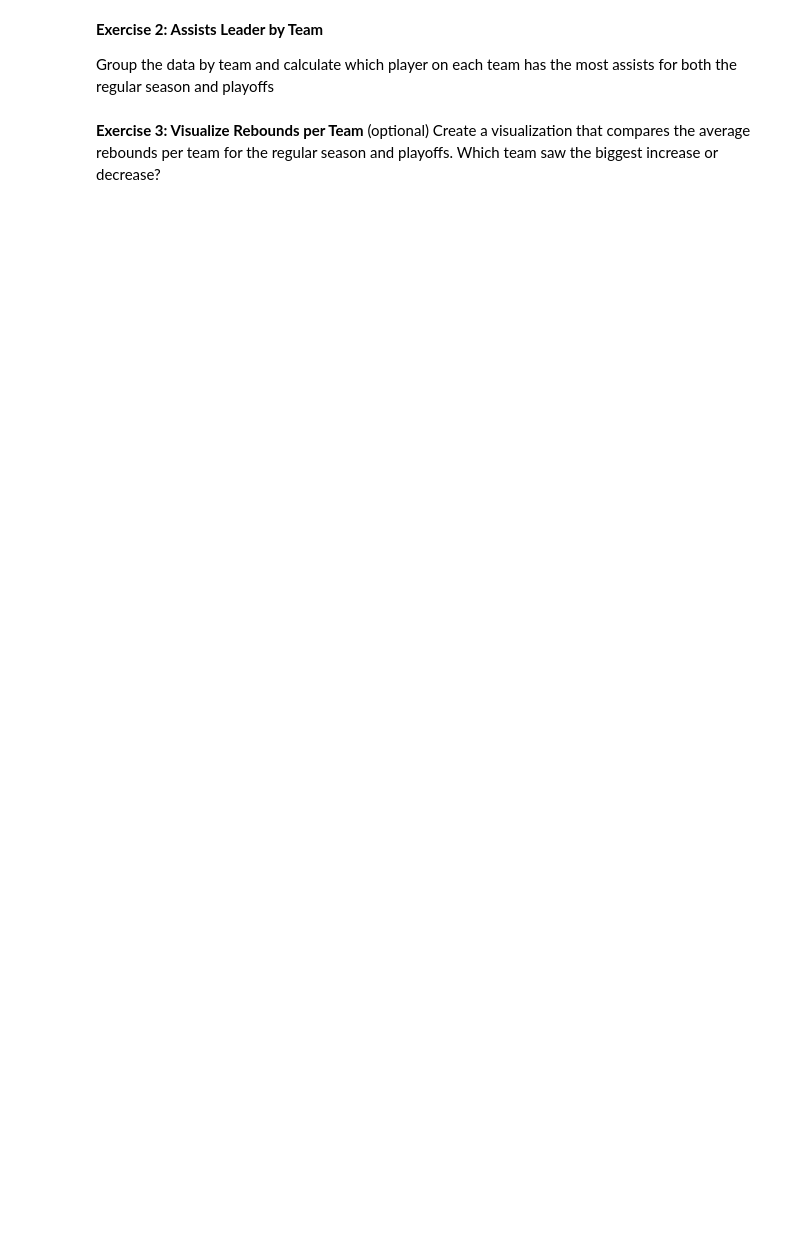
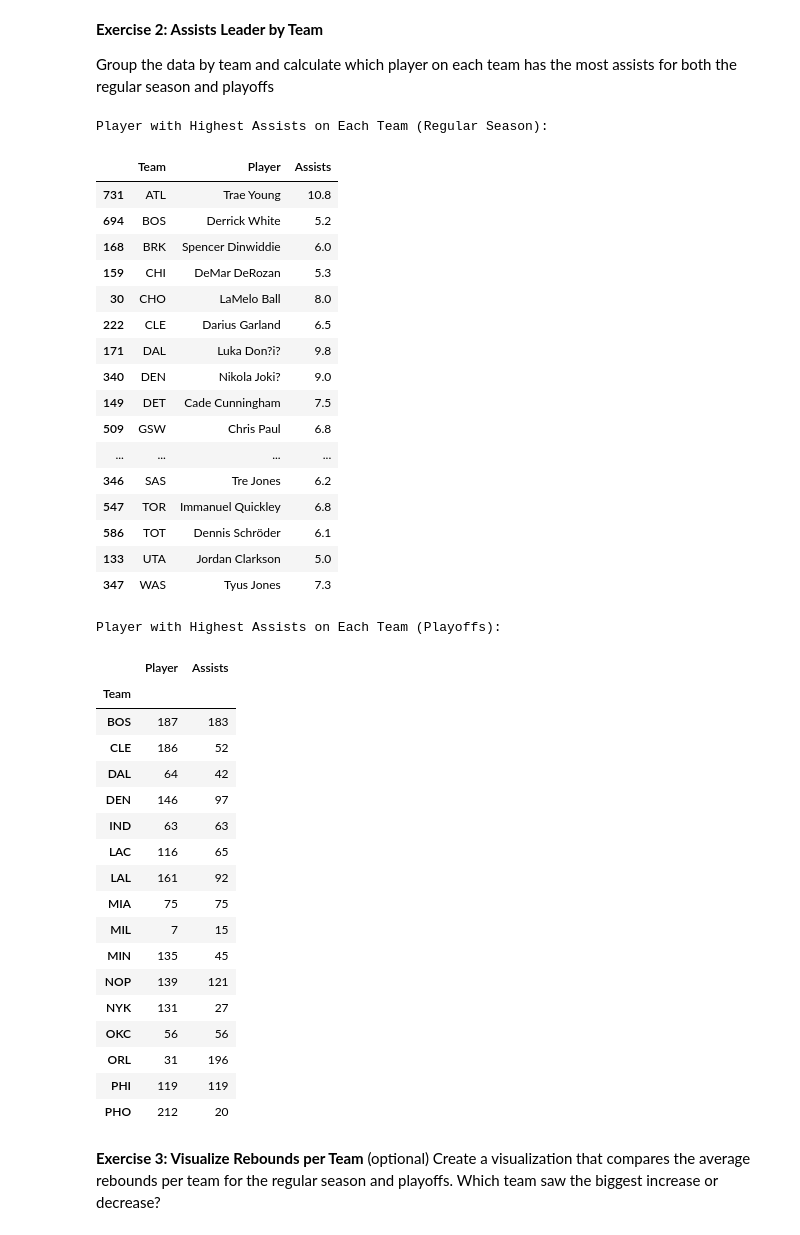
Before and after one commit to bmstoss13/DS2002, a Jupyter notebook: ds2002-labs/Pandas_and_CSV_Hands_On.ipynb, the cells around one changed output. Cells and saved outputs as stored; diff of their text form; code cells hidden in the pictures; blank space fills up the shorter version.

```diff
--- a/ds2002-labs/Pandas_and_CSV_Hands_On.ipynb
+++ b/ds2002-labs/Pandas_and_CSV_Hands_On.ipynb
@@ -124,6 +333,53 @@ Write code to display the top 10 players with the most rebounds in both the regu
 **Exercise 2: Assists Leader by Team**
 
 Group the data by team and calculate which player on each team has the most assists for both the regular season and playoffs
+# %%
+team_top_assist_regular = regular_season_df.loc[regular_season_df.groupby('Team')['Assists'].idxmax()][['Team', 'Player', 'Assists']]
+print("\nPlayer with Highest Assists on Each Team (Regular Season):")
+display(team_top_assist_regular)
+
+# Similarly for playoffs
+team_top_assist_playoffs = playoffs_df.loc[playoffs_df.groupby('Team')['Assists'].idxmax()][['Team', 'Player', 'Assists']]
+print("\nPlayer with Highest Assists on Each Team (Playoffs):")
+display(team_top_assist_playoffs)
+# %% [output]
+Player with Highest Assists on Each Team (Regular Season):
+|  | Team | Player | Assists |
+| 731 | ATL | Trae Young | 10.8 |
+| 694 | BOS | Derrick White | 5.2 |
+| 168 | BRK | Spencer Dinwiddie | 6.0 |
+| 159 | CHI | DeMar DeRozan | 5.3 |
+| 30 | CHO | LaMelo Ball | 8.0 |
+| 222 | CLE | Darius Garland | 6.5 |
+| 171 | DAL | Luka Don?i? | 9.8 |
+| 340 | DEN | Nikola Joki? | 9.0 |
+| 149 | DET | Cade Cunningham | 7.5 |
+| 509 | GSW | Chris Paul | 6.8 |
+| ... | ... | ... | ... |
+| 346 | SAS | Tre Jones | 6.2 |
+| 547 | TOR | Immanuel Quickley | 6.8 |
+| 586 | TOT | Dennis Schröder | 6.1 |
+| 133 | UTA | Jordan Clarkson | 5.0 |
+| 347 | WAS | Tyus Jones | 7.3 |
+Player with Highest Assists on Each Team (Playoffs):
+|  | Player | Assists |
+| Team |  |  |
+| BOS | 187 | 183 |
+| CLE | 186 | 52 |
+| DAL | 64 | 42 |
+| DEN | 146 | 97 |
+| IND | 63 | 63 |
+| LAC | 116 | 65 |
+| LAL | 161 | 92 |
+| MIA | 75 | 75 |
+| MIL | 7 | 15 |
+| MIN | 135 | 45 |
+| NOP | 139 | 121 |
+| NYK | 131 | 27 |
+| OKC | 56 | 56 |
+| ORL | 31 | 196 |
+| PHI | 119 | 119 |
+| PHO | 212 | 20 |
 # %% [markdown]
 **Exercise 3: Visualize Rebounds per Team** (optional)
 Create a visualization that compares the average rebounds per team for the regular season and playoffs. Which team saw the biggest increase or decrease?
```
Also changed, not shown: parts of 11 cells of this notebook.
